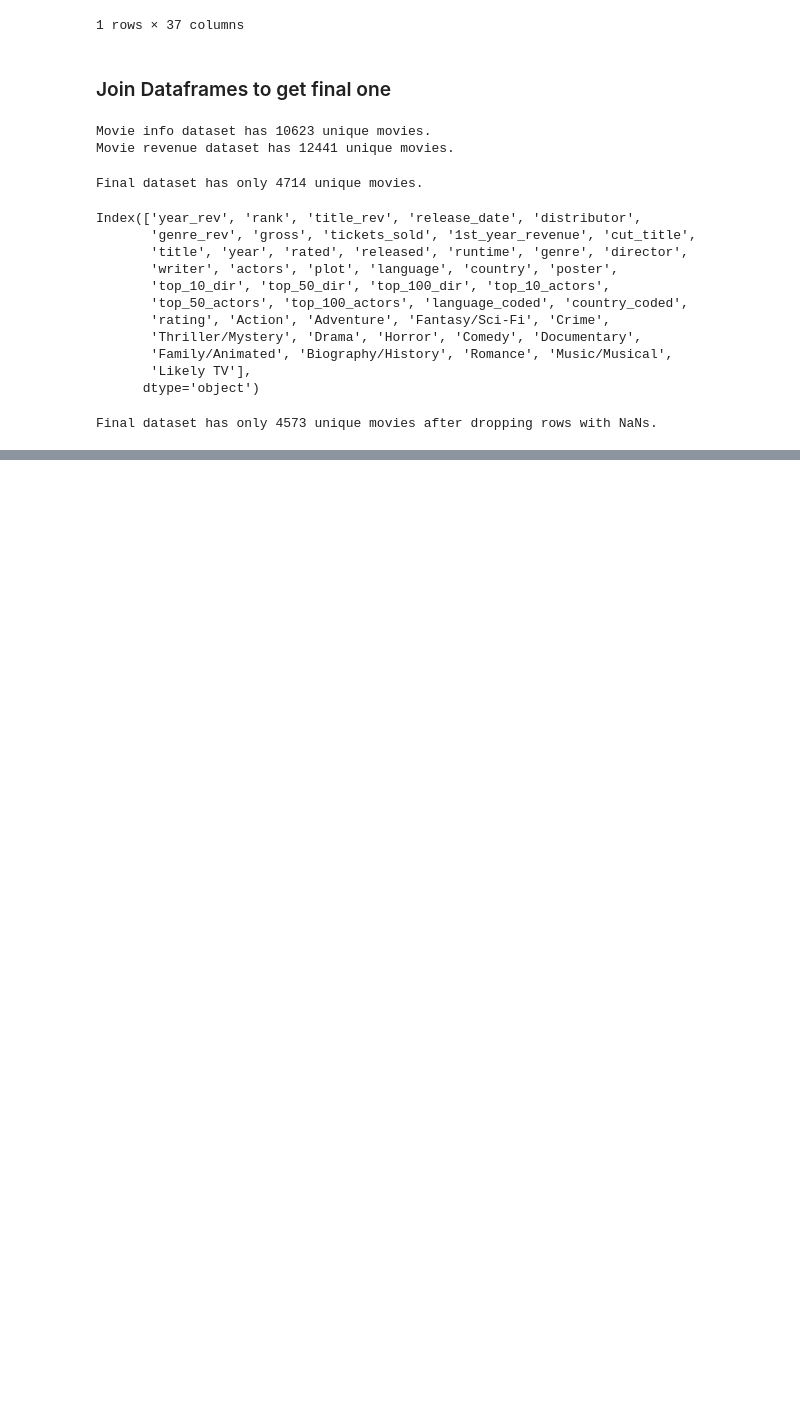
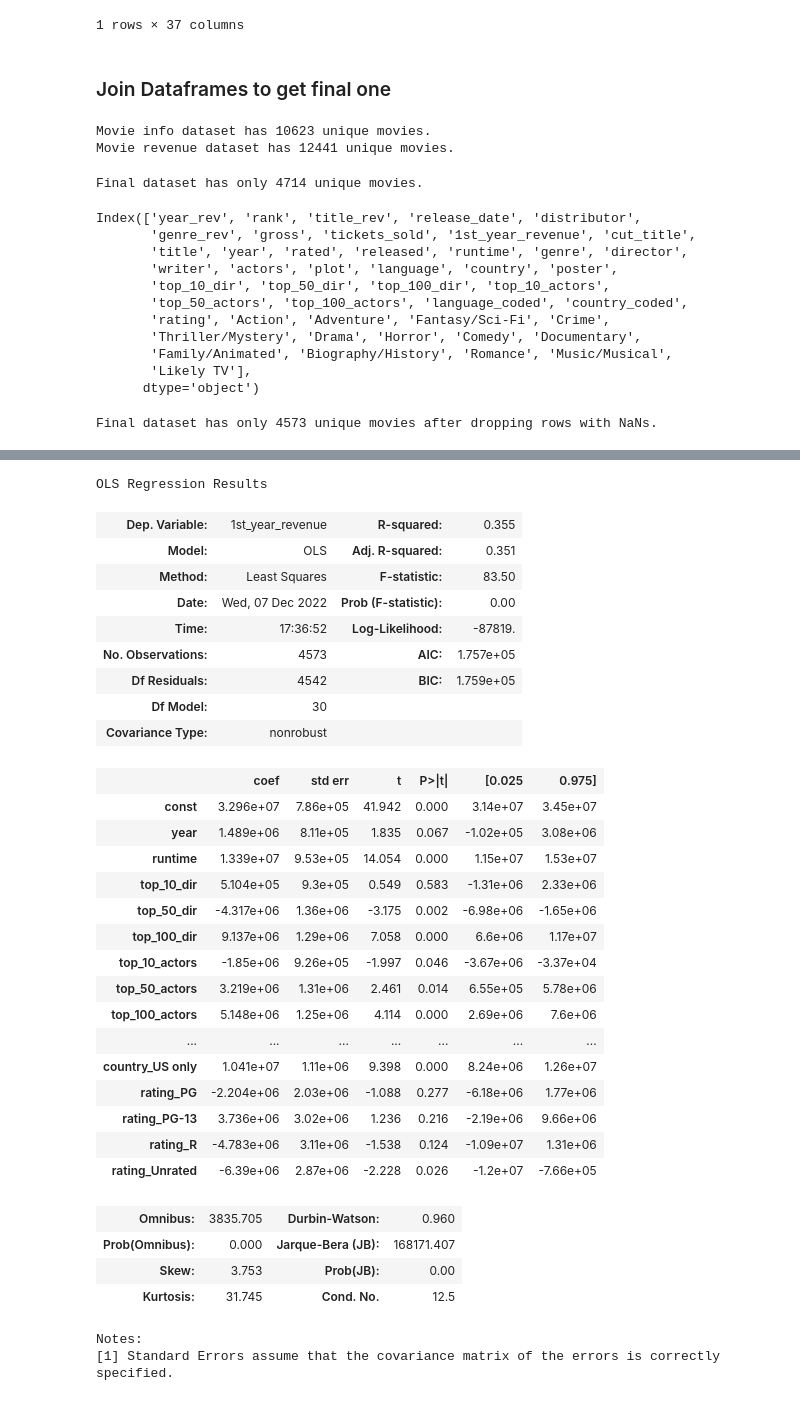
Before and after one commit to rolex-price-estimator/Gross-Movie-Revenues, a Jupyter notebook: src/model/Movie Revenue Project - Data Cleaning and Modeling 12-05-22.ipynb, the cells around one changed output, grey strips where cells are left out. Saved outputs shown, nothing was run; the diff lists cells and outputs as text; code cells hidden in the pictures; blank space fills up the shorter version.

```diff
--- a/src/model/Movie Revenue Project - Data Cleaning and Modeling 12-05-22.ipynb
+++ b/src/model/Movie Revenue Project - Data Cleaning and Modeling 12-05-22.ipynb
@@ -766,6 +766,15 @@ df_final = df_final[['1st_year_revenue', 'title', 'year', 'released', 'runtime',
        'Thriller/Mystery', 'Drama', 'Horror', 'Comedy', 'Documentary',
        'Family/Animated', 'Biography/History', 'Romance', 'Music/Musical',
        'Likely TV']]
+# %%
+# Recode column names:
+df_final.columns = ['1st_year_revenue', 'title', 'year', 'released', 'runtime',
+       'top_10_dir', 'top_50_dir', 'top_100_dir', 'top_10_actors',
+       'top_50_actors', 'top_100_actors', 'language', 'country',
+       'rating', 'Action', 'Adventure', 'Fantasy/Sci-Fi', 'Crime',
+       'Thriller/Mystery', 'Drama', 'Horror', 'Comedy', 'Documentary',
+       'Family/Animated', 'Biography/History', 'Romance', 'Music/Musical',
+       'Likely TV']
 # %%
 # Drop any rows with missing data:
 df_final = df_final.dropna()
@@ -777,0 +801,14 @@ df_final.to_csv('final_data.csv')
+# %%
+# Add dummy variables:
+df_final = pd.get_dummies(df_final, columns= ['language', 'country', 'rating'], drop_first=True)
+# %%
+# Create df_X with all variables except title, released, and dependent variable (1st_year_revenue)
+# ('language', 'country', 'rating' have already been removed since those are captured by dummies)
+df_X = df_final.drop(['1st_year_revenue', 'title', 'released'], axis = 1)
+
+# Standardize the data in X:
+df_X = (df_X - np.mean(df_X)) / np.std(df_X)
+
+# Add constant for the statsmodel version:
+df_X_w_const = sm.tools.tools.add_constant(df_X)
+df_X_w_const.head()
@@ -777,0 +835,37 @@ df_final.to_csv('final_data.csv')
+# %%
+mod1 = sm.OLS(df_final['1st_year_revenue'], df_X_w_const)
+mod1_results = mod1.fit()
+mod1_results.summary()
+# %% [output]
+OLS Regression Results
+| Dep. Variable: | 1st_year_revenue | R-squared: | 0.355 |
+| Model: | OLS | Adj. R-squared: | 0.351 |
+| Method: | Least Squares | F-statistic: | 83.50 |
+| Date: | Wed, 07 Dec 2022 | Prob (F-statistic): | 0.00 |
+| Time: | 17:36:52 | Log-Likelihood: | -87819. |
+| No. Observations: | 4573 | AIC: | 1.757e+05 |
+| Df Residuals: | 4542 | BIC: | 1.759e+05 |
+| Df Model: | 30 |  |  |
+| Covariance Type: | nonrobust |  |  |
+|  | coef | std err | t | P>|t| | [0.025 | 0.975] |
+| const | 3.296e+07 | 7.86e+05 | 41.942 | 0.000 | 3.14e+07 | 3.45e+07 |
+| year | 1.489e+06 | 8.11e+05 | 1.835 | 0.067 | -1.02e+05 | 3.08e+06 |
+| runtime | 1.339e+07 | 9.53e+05 | 14.054 | 0.000 | 1.15e+07 | 1.53e+07 |
+| top_10_dir | 5.104e+05 | 9.3e+05 | 0.549 | 0.583 | -1.31e+06 | 2.33e+06 |
+| top_50_dir | -4.317e+06 | 1.36e+06 | -3.175 | 0.002 | -6.98e+06 | -1.65e+06 |
+| top_100_dir | 9.137e+06 | 1.29e+06 | 7.058 | 0.000 | 6.6e+06 | 1.17e+07 |
+| top_10_actors | -1.85e+06 | 9.26e+05 | -1.997 | 0.046 | -3.67e+06 | -3.37e+04 |
+| top_50_actors | 3.219e+06 | 1.31e+06 | 2.461 | 0.014 | 6.55e+05 | 5.78e+06 |
+| top_100_actors | 5.148e+06 | 1.25e+06 | 4.114 | 0.000 | 2.69e+06 | 7.6e+06 |
+| ... | ... | ... | ... | ... | ... | ... |
+| country_US only | 1.041e+07 | 1.11e+06 | 9.398 | 0.000 | 8.24e+06 | 1.26e+07 |
+| rating_PG | -2.204e+06 | 2.03e+06 | -1.088 | 0.277 | -6.18e+06 | 1.77e+06 |
+| rating_PG-13 | 3.736e+06 | 3.02e+06 | 1.236 | 0.216 | -2.19e+06 | 9.66e+06 |
+| rating_R | -4.783e+06 | 3.11e+06 | -1.538 | 0.124 | -1.09e+07 | 1.31e+06 |
+| rating_Unrated | -6.39e+06 | 2.87e+06 | -2.228 | 0.026 | -1.2e+07 | -7.66e+05 |
+| Omnibus: | 3835.705 | Durbin-Watson: | 0.960 |
+| Prob(Omnibus): | 0.000 | Jarque-Bera (JB): | 168171.407 |
+| Skew: | 3.753 | Prob(JB): | 0.00 |
+| Kurtosis: | 31.745 | Cond. No. | 12.5 |
+Notes:
+[1] Standard Errors assume that the covariance matrix of the errors is correctly specified.
```
Also changed, not shown: parts of 6 cells of this notebook, 2 other files.
